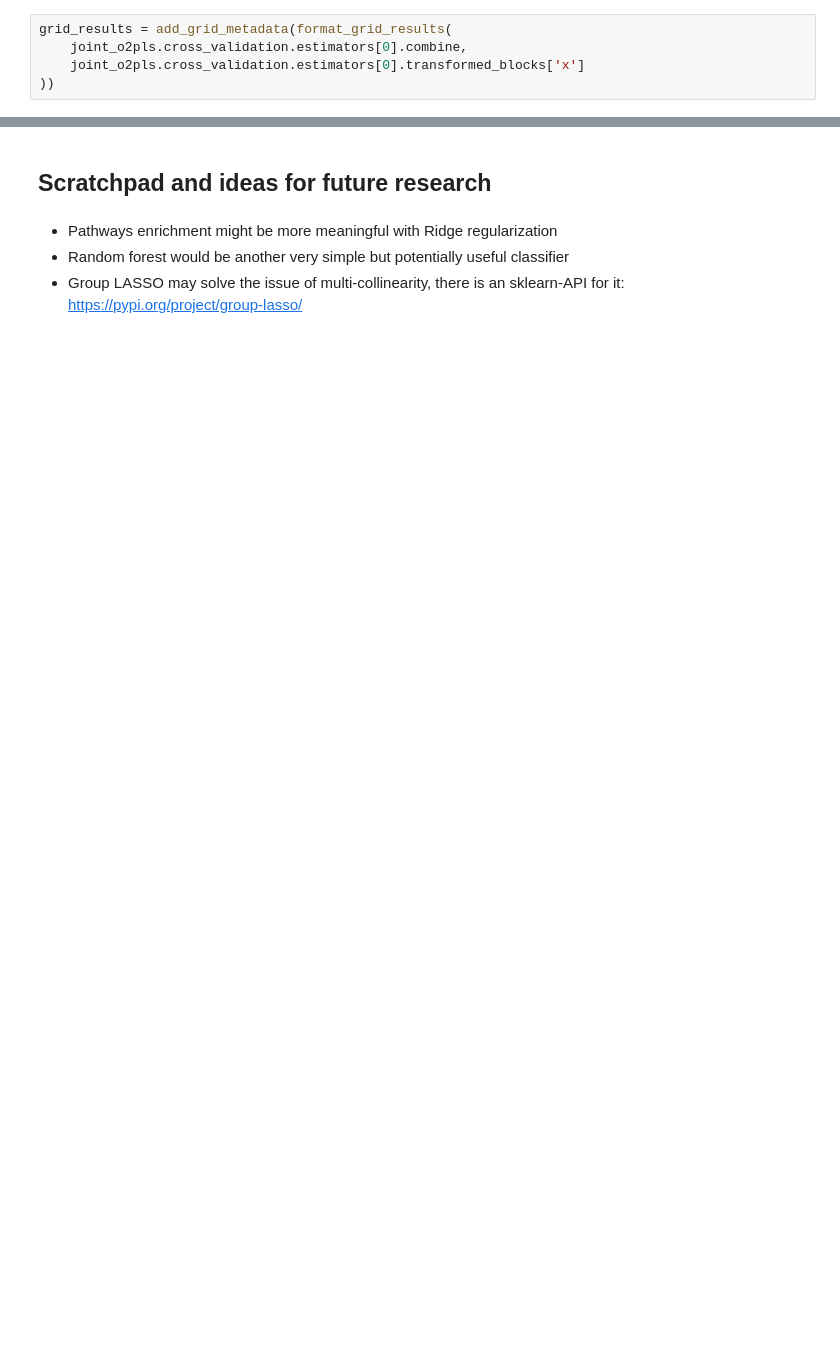
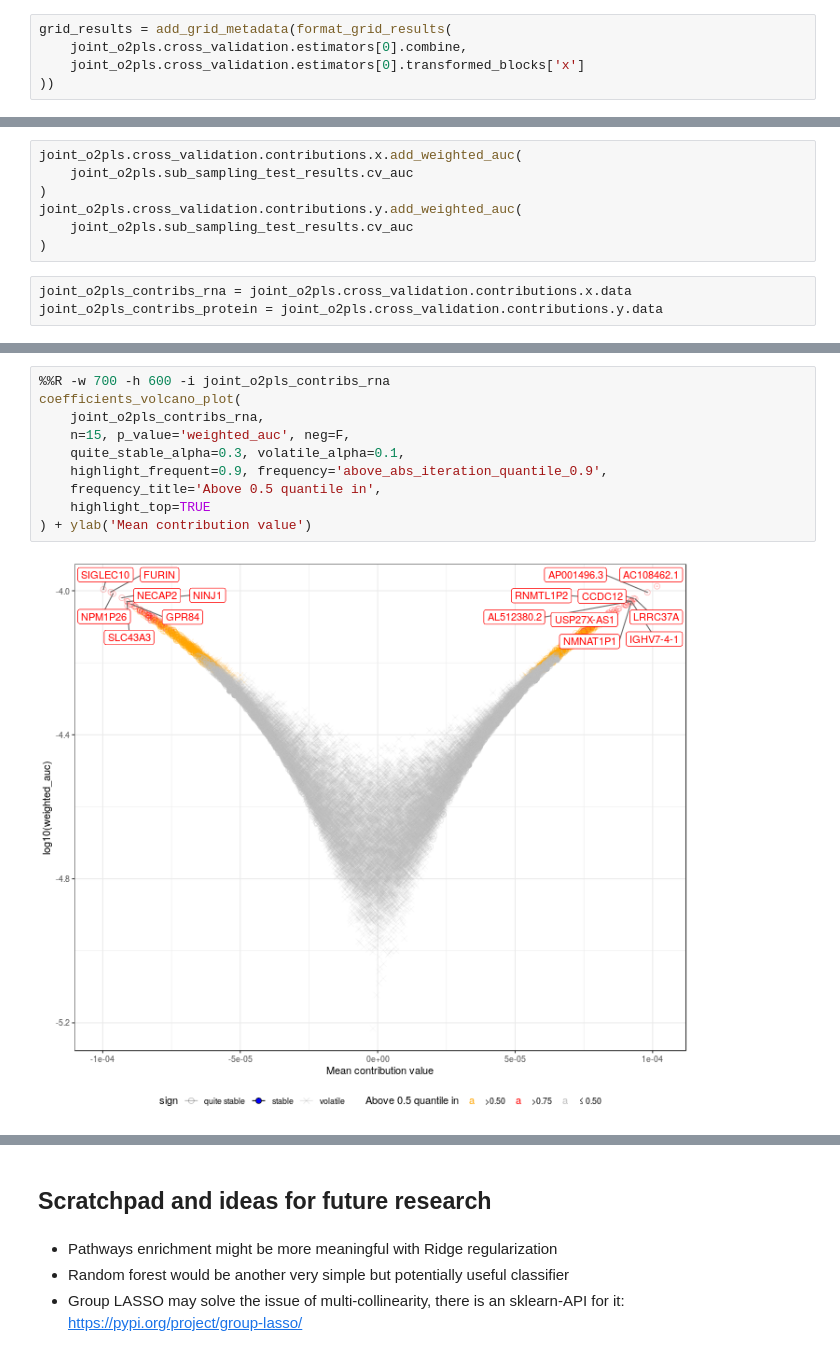
Before and after one commit to krassowski/meningitis-integration, a Jupyter notebook: analyses/integration/O2-PLS.ipynb, the cells around one changed output, grey strips where cells are left out. Cells and saved outputs as stored; diff of their text form; blank space fills up the shorter version.

```diff
--- a/analyses/integration/O2-PLS.ipynb
+++ b/analyses/integration/O2-PLS.ipynb
@@ -1297,0 +280,10 @@ grid_orthogonal_components_plot(grid_results)
+# %%
+joint_o2pls.cross_validation.contributions.x.add_weighted_auc(
+    joint_o2pls.sub_sampling_test_results.cv_auc
+)
+joint_o2pls.cross_validation.contributions.y.add_weighted_auc(
+    joint_o2pls.sub_sampling_test_results.cv_auc
+)
+# %%
+joint_o2pls_contribs_rna = joint_o2pls.cross_validation.contributions.x.data
+joint_o2pls_contribs_protein = joint_o2pls.cross_validation.contributions.y.data
@@ -1297,0 +303,12 @@ grid_orthogonal_components_plot(grid_results)
+# %%
+%%R -w 700 -h 600 -i joint_o2pls_contribs_rna
+coefficients_volcano_plot(
+    joint_o2pls_contribs_rna,
+    n=15, p_value='weighted_auc', neg=F,
+    quite_stable_alpha=0.3, volatile_alpha=0.1,
+    highlight_frequent=0.9, frequency='above_abs_iteration_quantile_0.9',
+    frequency_title='Above 0.5 quantile in',
+    highlight_top=TRUE
+) + ylab('Mean contribution value')
+# %% [output]
+[figure, added]
```
Also changed, not shown: parts of 212 cells of this notebook, 11 other files.
